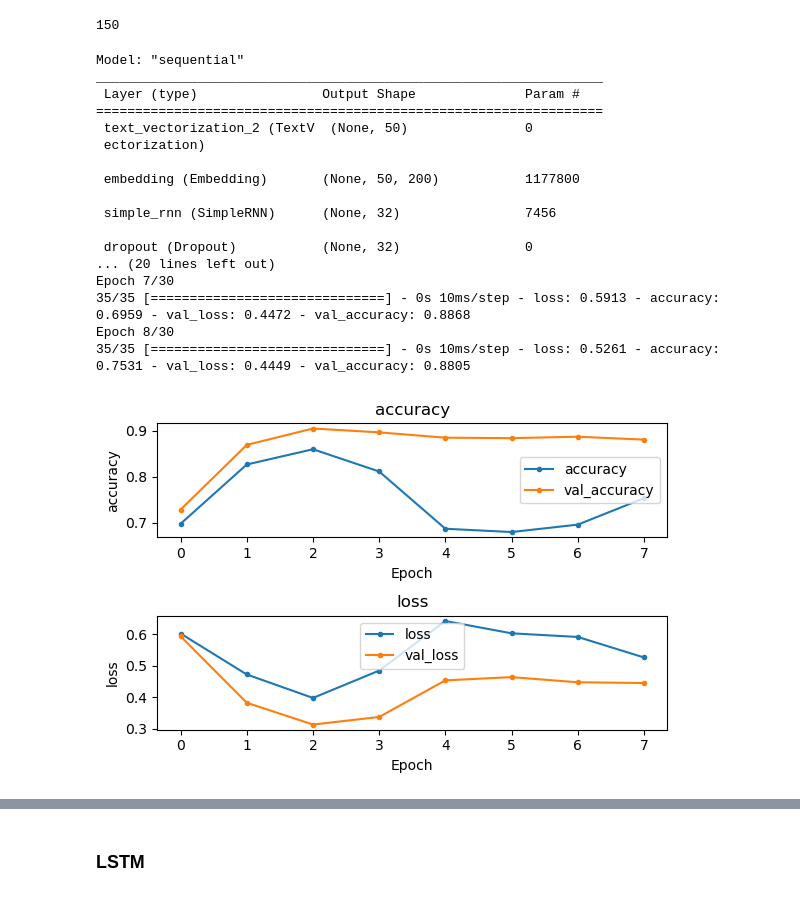
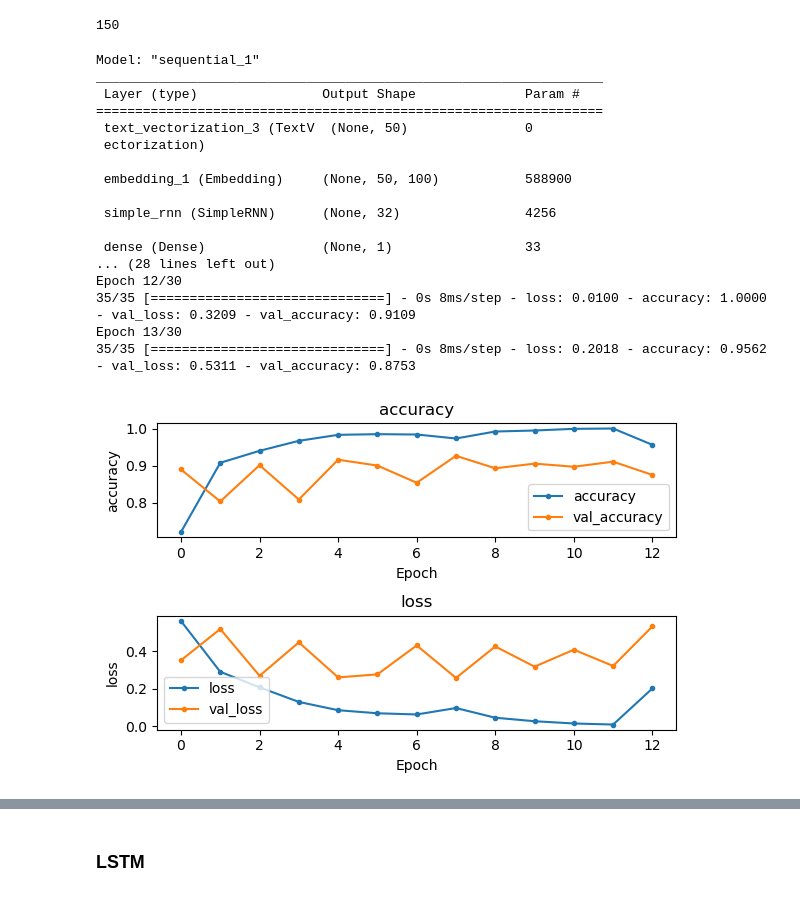
Before and after one commit to purvikansara/adv-ml-wk02-deep-nlp-codealongs, a Jupyter notebook: Lecture 1/SOLUTION-W02L01-deep-nlp-text-prep.ipynb, the cells around one changed output, grey strips where cells are left out. Saved outputs shown, nothing was run; the diff lists cells and outputs as text; code cells hidden in the pictures.

```diff
--- a/Lecture 1/SOLUTION-W02L01-deep-nlp-text-prep.ipynb
+++ b/Lecture 1/SOLUTION-W02L01-deep-nlp-text-prep.ipynb
@@ -229,8 +557,13 @@ y_train_full[:10]
 2321     low
 Name: rating, dtype: object
 # %%
+# Instansiate label encoder
 encoder = LabelEncoder()
-y_train_full_enc = encoder.fit_transform(y_train_full.values)
+
+# Fit and transform the training target
+y_train_full_enc = encoder.fit_transform(y_train_full)#.values)
+
+# Fit and tranform the test target
 y_test_enc = encoder.transform(y_test)
 
 y_train_full_enc[:10]
@@ -653,10 +1166,8 @@ def build_rnn_model(text_vectorization_layer):
 
     # Add *new* LSTM layer
     model.add(layers.SimpleRNN(32)) #BEST=32
-    model.add(layers.Dropout(.3)) #BEST=.3
 
     # Add output layer
-    # model.add(layers.Dense(len(classes), activation='softmax'))
     model.add(layers.Dense(1, activation='sigmoid'))
 
     # Compile the model
@@ -673,48 +1184,48 @@ def get_callbacks(patience=3, monitor='val_accuracy'):
 
 ## Create text Vectorization layer
 SEQUENCE_LENGTH=50 #BEST=50
-EMBED_DIM = 200 # BEST= 200
+EMBED_DIM = 100 # BEST= 200
 
 sequence_vectorizer = tf.keras.layers.TextVectorization(
     standardize="lower_and_strip_punctuation",
     output_mode="int",
     output_sequence_length=SEQUENCE_LENGTH
 )
 
 sequence_vectorizer.adapt(ds_texts)
 
 # Build the lstm model and specify the vectorizer
 rnn_model = build_rnn_model(sequence_vectorizer)
 
 # Defien number of epocs
 EPOCHS = 30
 # Fit the model
 history = rnn_model.fit(
     train_ds,
     epochs=EPOCHS,
     validation_data=val_ds,
     callbacks=get_callbacks(patience=5),
 )
 fn.plot_history(history,figsize=(6,4))
 # %% [output]
-Model: "sequential"
+Model: "sequential_1"
 _________________________________________________________________
  Layer (type)                Output Shape              Param #
 =================================================================
- text_vectorization_2 (TextV  (None, 50)               0
+ text_vectorization_3 (TextV  (None, 50)               0
  ectorization)
 
- embedding (Embedding)       (None, 50, 200)           1177800
+ embedding_1 (Embedding)     (None, 50, 100)           588900
 
- simple_rnn (SimpleRNN)      (None, 32)                7456
+ simple_rnn (SimpleRNN)      (None, 32)                4256
 
- dropout (Dropout)           (None, 32)                0
-... (20 lines left out)
-Epoch 7/30
-35/35 [==============================] - 0s 10ms/step - loss: 0.5913 - accuracy: 0.6959 - val_loss: 0.4472 - val_accuracy: 0.8868
-Epoch 8/30
-35/35 [==============================] - 0s 10ms/step - loss: 0.5261 - accuracy: 0.7531 - val_loss: 0.4449 - val_accuracy: 0.8805
+ dense (Dense)               (None, 1)                 33
+... (28 lines left out)
+Epoch 12/30
+35/35 [==============================] - 0s 8ms/step - loss: 0.0100 - accuracy: 1.0000 - val_loss: 0.3209 - val_accuracy: 0.9109
+Epoch 13/30
+35/35 [==============================] - 0s 8ms/step - loss: 0.2018 - accuracy: 0.9562 - val_loss: 0.5311 - val_accuracy: 0.8753
-[figure, old version]
+[figure, new version]
 # %%
 # Obtain the results
 results = fn.evaluate_classification_network(
```
Also changed, not shown: parts of 131 cells of this notebook.
